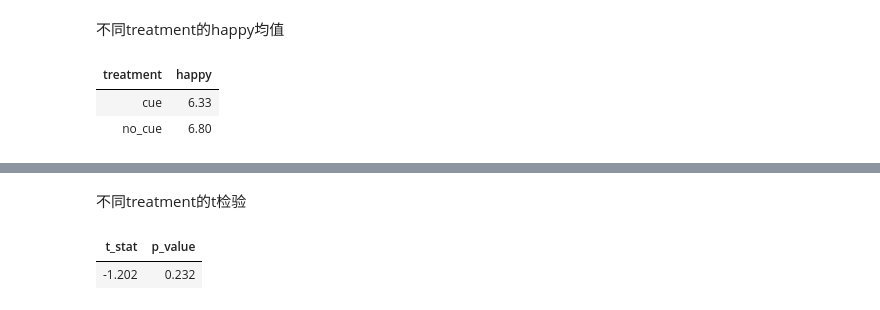
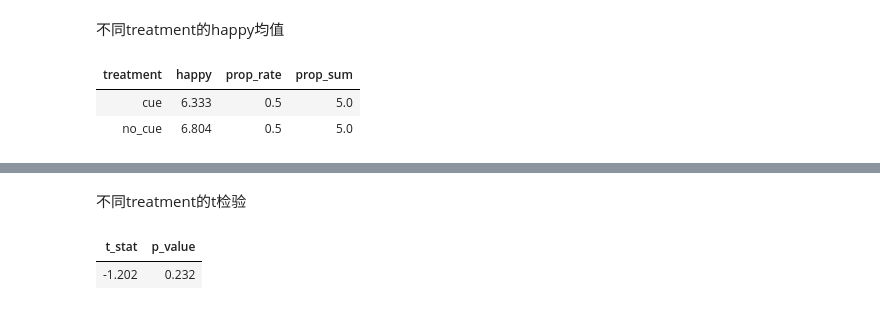
Before and after one commit to itsaquestion/otree5_common_prosperity_2, a Jupyter notebook: 数据分析/共同富裕实验数据分析.ipynb, the cells around one changed output, grey strips where cells are left out. Cells and saved outputs as stored; diff of their text form; code cells hidden in the pictures.

```diff
--- a/数据分析/共同富裕实验数据分析.ipynb
+++ b/数据分析/共同富裕实验数据分析.ipynb
@@ -869,6 +856,6 @@ for p in ax_main.patches:
 # %% [output]
 [drawing not drawn]
 # %%
-happy = melt_app(df.app('demographics')).query('agent == "player"')['happy']
+happy = melt_app(df.app('demographics')).query('agent == "player"')['happy'].reset_index(drop=True)
 happy
 # %% [output]
@@ -886,5 +873,5 @@ happy
 Name: happy, Length: 94, dtype: float64
 # %%
-treatment = melt_app(df.app('ug').rounds(1)).query('agent == "player"')['treatment']
+treatment = melt_app(df.app('ug').rounds(1)).query('agent == "player"')['treatment'].reset_index(drop=True)
 treatment
 # %% [output]
@@ -902,5 +889,5 @@ treatment
 Name: treatment, Length: 94, dtype: object
 # %%
-tmp_df = pd.concat([happy,treatment,prop_rate],axis=1)
+tmp_df = pd.concat([happy,treatment,prop_rate,prop_sum],axis=1)
 tmp_df
 # %% [output]
@@ -919,0 +913,11 @@ tmp_df
+# %%
+def set_prop_status(x):
+    if x < 0.5:
+        return 'less'
+    elif x > 0.5:
+        return 'more'
+    else:
+        return 'equ'
+
+tmp_df['prop_status'] = tmp_df['prop_rate'].apply(set_prop_status)
+tmp_df
@@ -921,8 +939,8 @@ tmp_df
 不同treatment的happy均值
 # %%
 #| output: true
-show_no_index(tmp_df.groupby('treatment').mean('happy').round(2).reset_index())
+show_no_index(tmp_df.groupby('treatment').mean('happy').round(3).reset_index())
 # %% [output]
-| treatment | happy |
-| cue | 6.33 |
-| no_cue | 6.80 |
+| treatment | happy | prop_rate | prop_sum |
+| cue | 6.333 | 0.5 | 5.0 |
+| no_cue | 6.804 | 0.5 | 5.0 |
```
Also changed, not shown: parts of 14 cells of this notebook, 13 other files.
